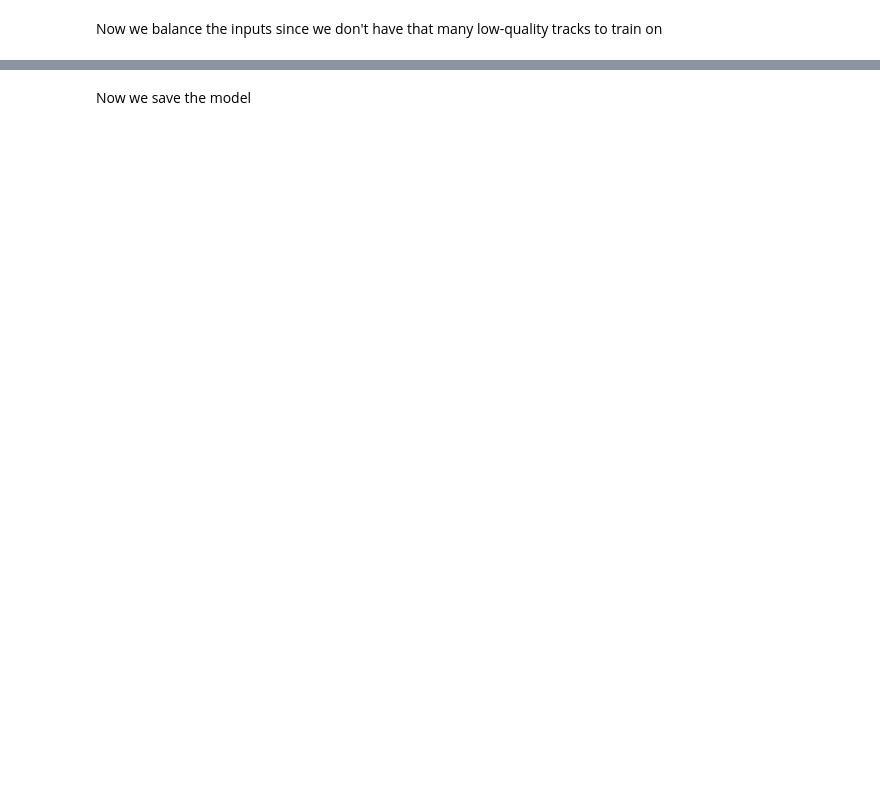
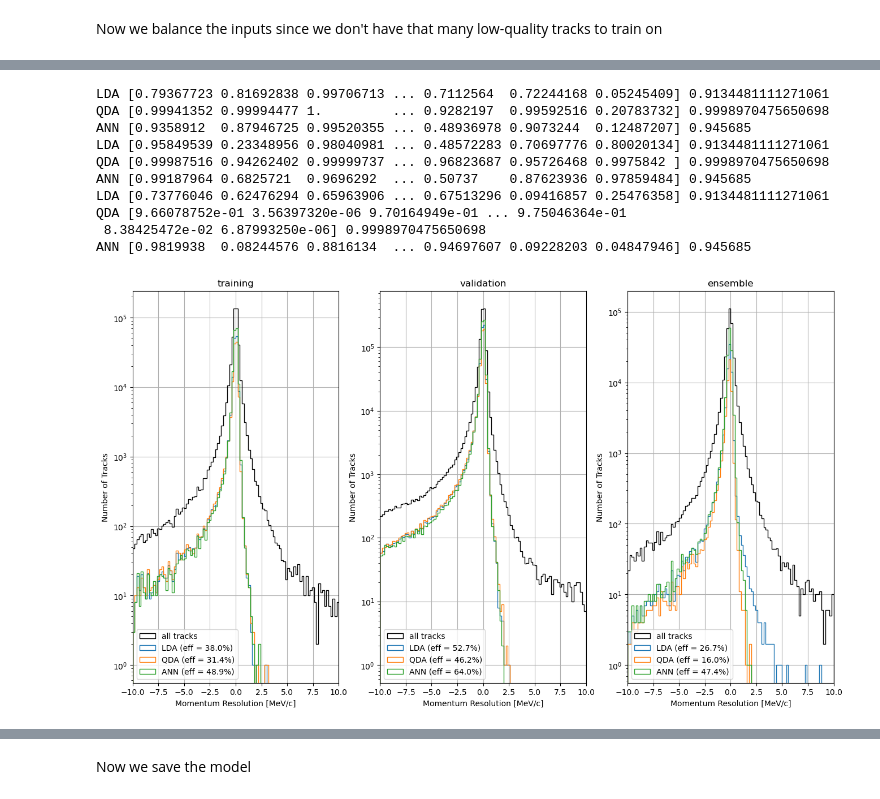
Before and after one commit to AndrewEdmonds11/TrkQual, a Jupyter notebook: TrkQualTrain.ipynb, the cells around one changed output, grey strips where cells are left out. Cells and saved outputs as stored; diff of their text form; code cells hidden in the pictures; blank space fills up the shorter version.

```diff
--- a/TrkQualTrain.ipynb
+++ b/TrkQualTrain.ipynb
@@ -279,0 +331,3 @@ trkqual = np.transpose(output_trkqual)[0]
+# %%
+models = [lda, qda, ann]
+model_names = ["LDA", "QDA", "ANN"]
@@ -279,0 +396,12 @@ trkqual = np.transpose(output_trkqual)[0]
+# %%
+# Claculate all predictions in both training and validation datasets
+for dataset in datasets:
+    predictions = []
+    for model,name,cut in zip(models, model_names, trkqual_cuts):
+        if (name != "ANN"): #  need to predict again because ROC curve doesn't use tracks that are between high qual and low-qual
+            prediction = model.predict_proba(dataset.features)[:,1].ravel() # probability that it's a high-quality track
+            predictions.append(prediction)
+        else:
+            prediction = model.predict(dataset.features)[:,0]
+            predictions.append(prediction)
+    dataset.add_predictions(predictions)
@@ -279,0 +413,30 @@ trkqual = np.transpose(output_trkqual)[0]
+# %%
+fig, axs = plt.subplots(1,3, figsize=(16,9))
+
+for dataset,ax in zip(datasets, axs.ravel()):
+    _, _, _, = ax.hist(dataset.mom_res, bins=n_mom_res_bins, range=(min_mom_res,max_mom_res), log=True, histtype='step', color='black', label='all tracks')
+    for model,name,cut,prediction in zip(models, model_names, trkqual_cuts, dataset.predictions):
+        print(name, prediction, cut)
+        n_high_qual_all = len(dataset.mom_res[dataset.high_qual])
+        n_high_qual_select = len(dataset.mom_res[(prediction>=cut) & (dataset.high_qual)])
+        eff = n_high_qual_select / n_high_qual_all
+        _, _, _, = ax.hist(dataset.mom_res[prediction>=cut], bins=n_mom_res_bins, range=(min_mom_res,max_mom_res), log=True, histtype='step',
+                            label=name + " (eff = " + str(round(eff*100,1)) + "%)")
+    ax.legend()
+    ax.margins(x=0)
+    ax.grid(True)
+    ax.set_title(dataset.id)
+    ax.set_xlabel("Momentum Resolution [MeV/c]")
+    ax.set_ylabel("Number of Tracks")
+# %% [output]
+LDA [0.79367723 0.81692838 0.99706713 ... 0.7112564  0.72244168 0.05245409] 0.9134481111271061
+QDA [0.99941352 0.99994477 1.         ... 0.9282197  0.99592516 0.20783732] 0.9998970475650698
+ANN [0.9358912  0.87946725 0.99520355 ... 0.48936978 0.9073244  0.12487207] 0.945685
+LDA [0.95849539 0.23348956 0.98040981 ... 0.48572283 0.70697776 0.80020134] 0.9134481111271061
+QDA [0.99987516 0.94262402 0.99999737 ... 0.96823687 0.95726468 0.9975842 ] 0.9998970475650698
+ANN [0.99187964 0.6825721  0.9696292  ... 0.50737    0.87623936 0.97859484] 0.945685
+LDA [0.73776046 0.62476294 0.65963906 ... 0.67513296 0.09416857 0.25476358] 0.9134481111271061
+QDA [9.66078752e-01 3.56397320e-06 9.70164949e-01 ... 9.75046364e-01
+ 8.38425472e-02 6.87993250e-06] 0.9998970475650698
+ANN [0.9819938  0.08244576 0.8816134  ... 0.94697607 0.09228203 0.04847946] 0.945685
+[figure, added]
```
Also changed, not shown: parts of 46 cells of this notebook, 4 other files.
